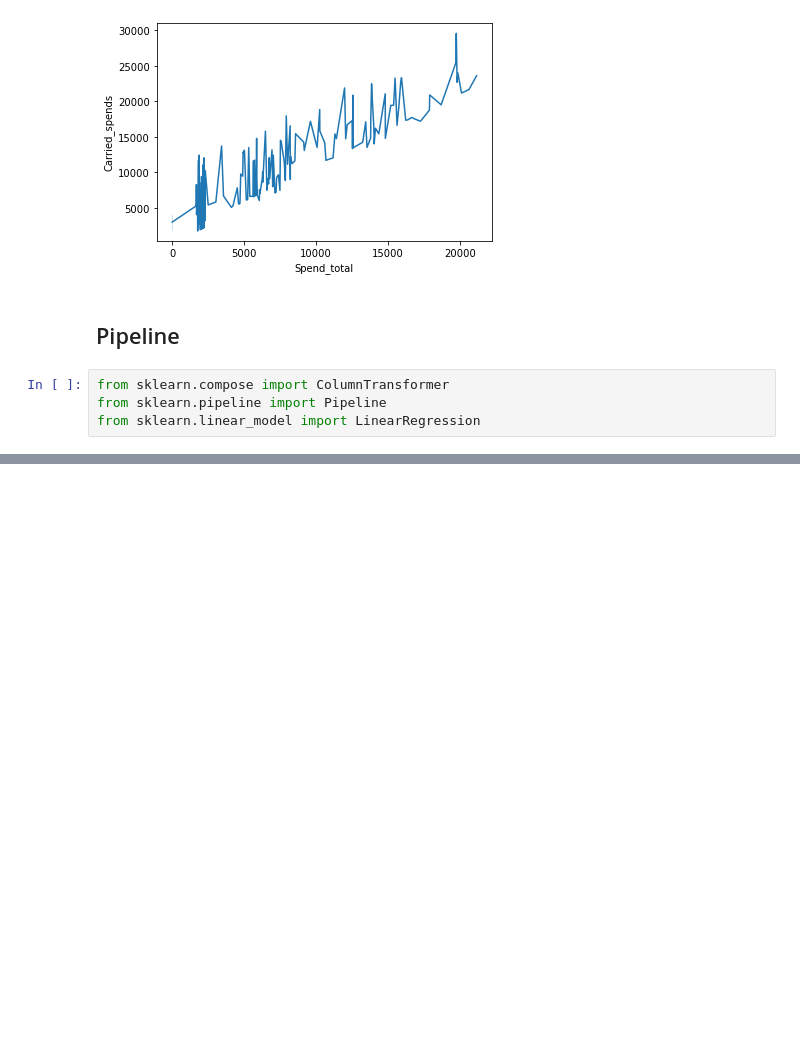
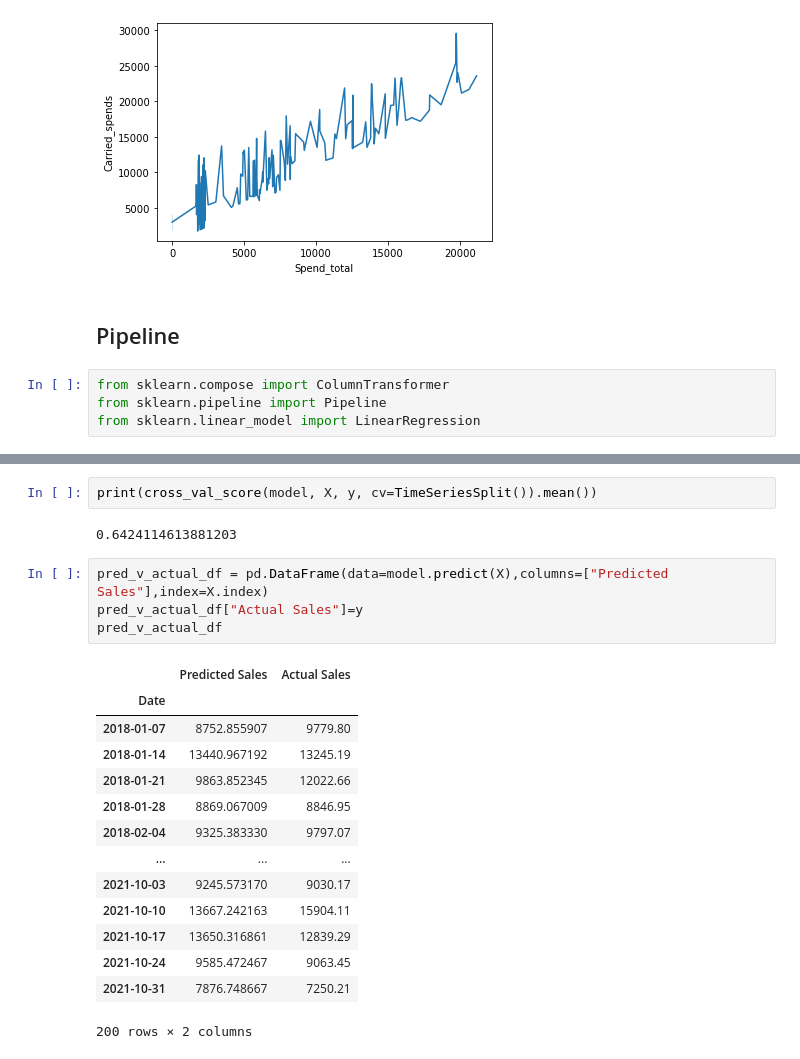
Before and after one commit to zander1268/marketing-mix-modeling, a Jupyter notebook: advanced_linear_regression.ipynb, the cells around one changed output, grey strips where cells are left out. Drawn from its saved outputs; the diff is of its cells as text; blank space fills up the shorter version.

```diff
--- a/advanced_linear_regression.ipynb
+++ b/advanced_linear_regression.ipynb
@@ -160,0 +183,23 @@ model = Pipeline([
+# %%
+print(cross_val_score(model, X, y, cv=TimeSeriesSplit()).mean())
+# %% [output]
+0.6424114613881203
+# %%
+pred_v_actual_df = pd.DataFrame(data=model.predict(X),columns=["Predicted Sales"],index=X.index)
+pred_v_actual_df["Actual Sales"]=y
+pred_v_actual_df
+# %% [output]
+|  | Predicted Sales | Actual Sales |
+| Date |  |  |
+| 2018-01-07 | 8752.855907 | 9779.80 |
+| 2018-01-14 | 13440.967192 | 13245.19 |
+| 2018-01-21 | 9863.852345 | 12022.66 |
+| 2018-01-28 | 8869.067009 | 8846.95 |
+| 2018-02-04 | 9325.383330 | 9797.07 |
+| ... | ... | ... |
+| 2021-10-03 | 9245.573170 | 9030.17 |
+| 2021-10-10 | 13667.242163 | 15904.11 |
+| 2021-10-17 | 13650.316861 | 12839.29 |
+| 2021-10-24 | 9585.472467 | 9063.45 |
+| 2021-10-31 | 7876.748667 | 7250.21 |
+200 rows × 2 columns
```
Also changed, not shown: parts of 18 cells of this notebook.
